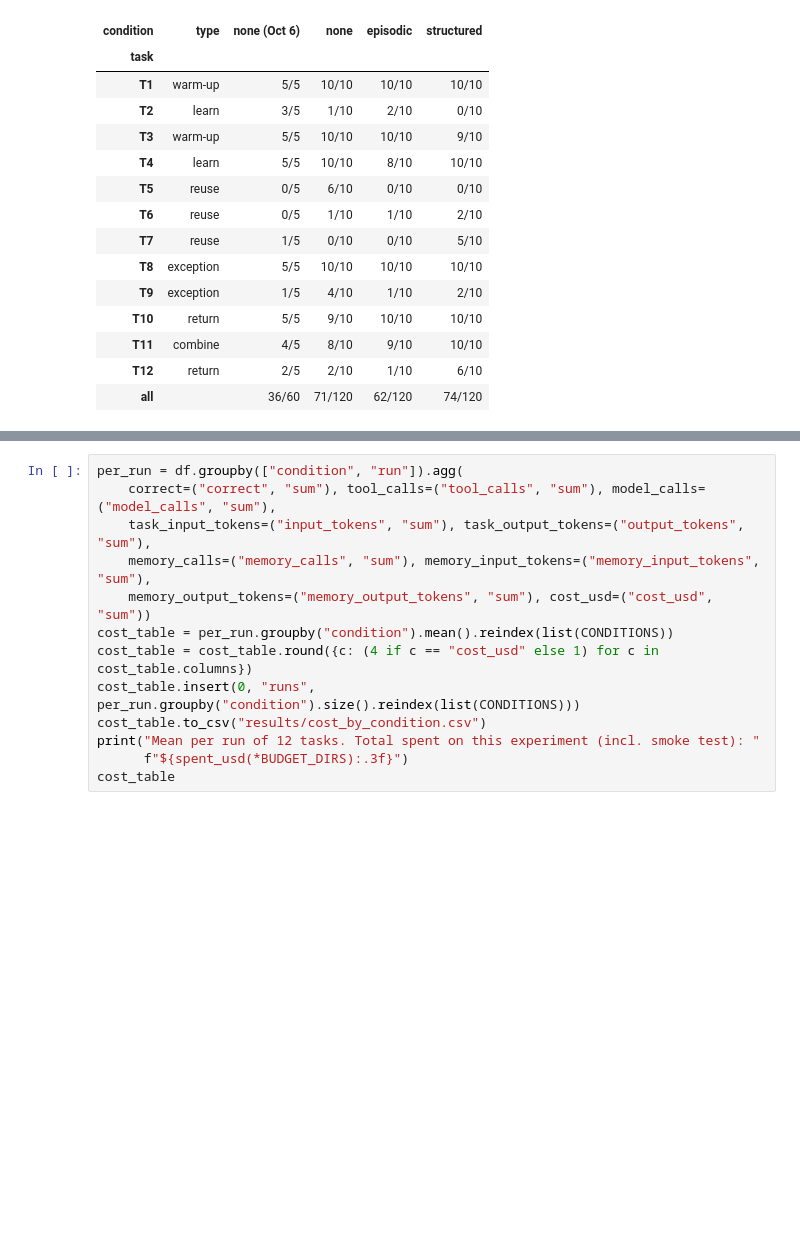
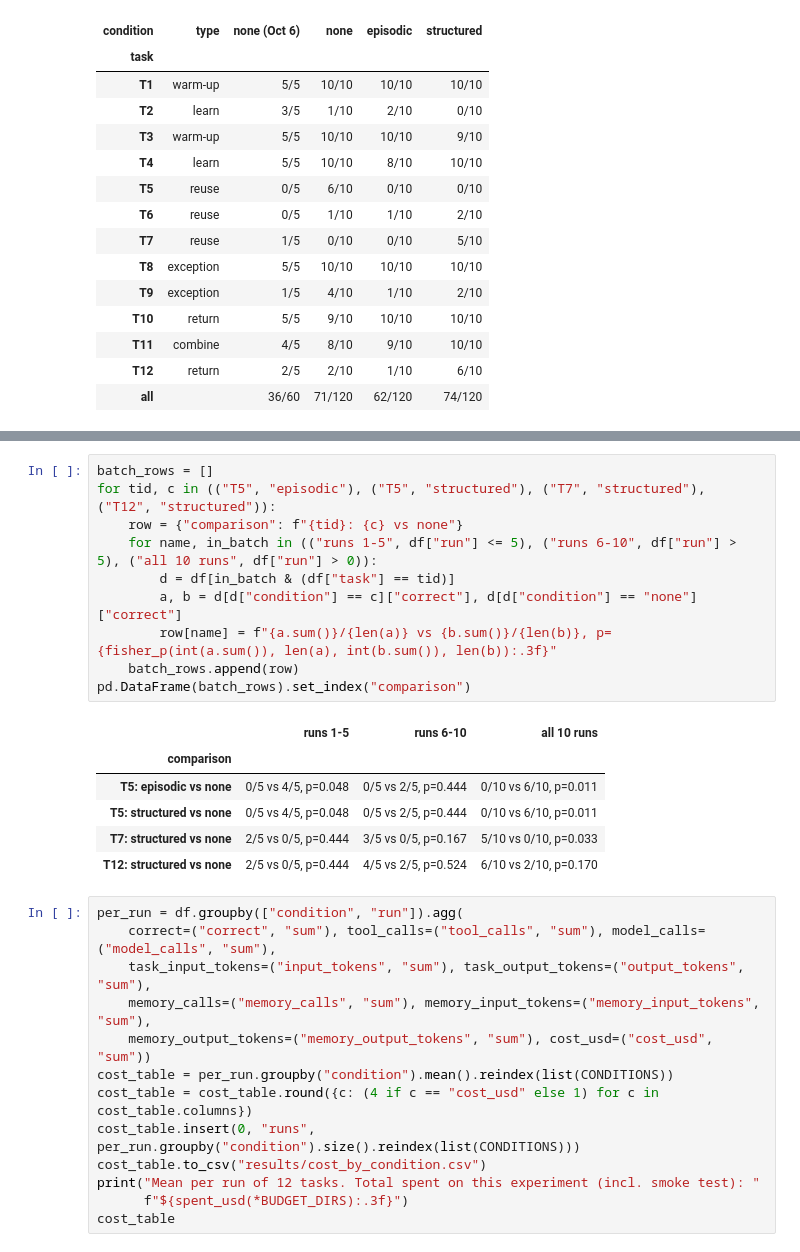
Before and after one commit to QianhengZhang/CS839-agent-memory, a Jupyter notebook: hw1_memory.ipynb, the cells around one changed output, grey strips where cells are left out. Saved outputs shown, nothing was run; the diff lists cells and outputs as text; blank space fills up the shorter version.

```diff
--- a/hw1_memory.ipynb
+++ b/hw1_memory.ipynb
@@ -347,3 +362,20 @@ sig
+# %%
+batch_rows = []
+for tid, c in (("T5", "episodic"), ("T5", "structured"), ("T7", "structured"), ("T12", "structured")):
+    row = {"comparison": f"{tid}: {c} vs none"}
+    for name, in_batch in (("runs 1-5", df["run"] <= 5), ("runs 6-10", df["run"] > 5), ("all 10 runs", df["run"] > 0)):
+        d = df[in_batch & (df["task"] == tid)]
+        a, b = d[d["condition"] == c]["correct"], d[d["condition"] == "none"]["correct"]
+        row[name] = f"{a.sum()}/{len(a)} vs {b.sum()}/{len(b)}, p={fisher_p(int(a.sum()), len(a), int(b.sum()), len(b)):.3f}"
+    batch_rows.append(row)
+pd.DataFrame(batch_rows).set_index("comparison")
+# %% [output]
+|  | runs 1-5 | runs 6-10 | all 10 runs |
+| comparison |  |  |  |
+| T5: episodic vs none | 0/5 vs 4/5, p=0.048 | 0/5 vs 2/5, p=0.444 | 0/10 vs 6/10, p=0.011 |
+| T5: structured vs none | 0/5 vs 4/5, p=0.048 | 0/5 vs 2/5, p=0.444 | 0/10 vs 6/10, p=0.011 |
+| T7: structured vs none | 2/5 vs 0/5, p=0.444 | 3/5 vs 0/5, p=0.167 | 5/10 vs 0/10, p=0.033 |
+| T12: structured vs none | 2/5 vs 0/5, p=0.444 | 4/5 vs 2/5, p=0.524 | 6/10 vs 2/10, p=0.170 |
 # %%
 per_run = df.groupby(["condition", "run"]).agg(
     correct=("correct", "sum"), tool_calls=("tool_calls", "sum"), model_calls=("model_calls", "sum"),
```
Also changed, not shown: parts of 7 cells of this notebook, 2 other files.
